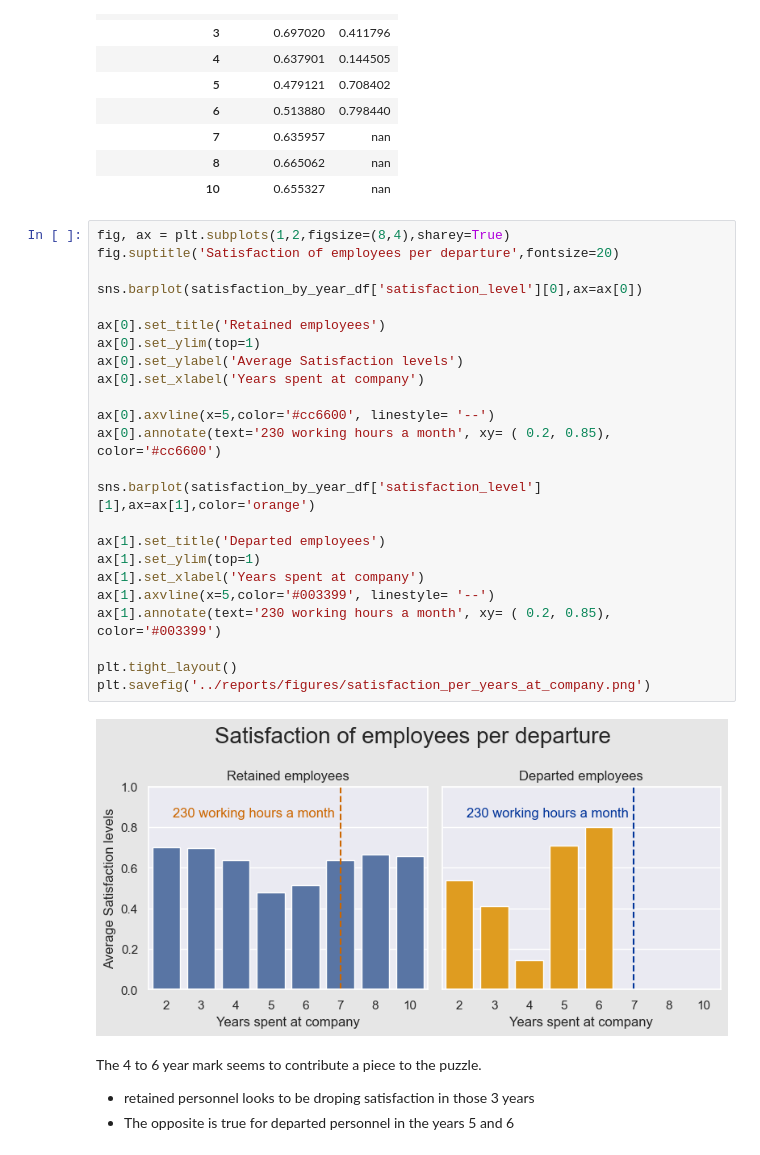
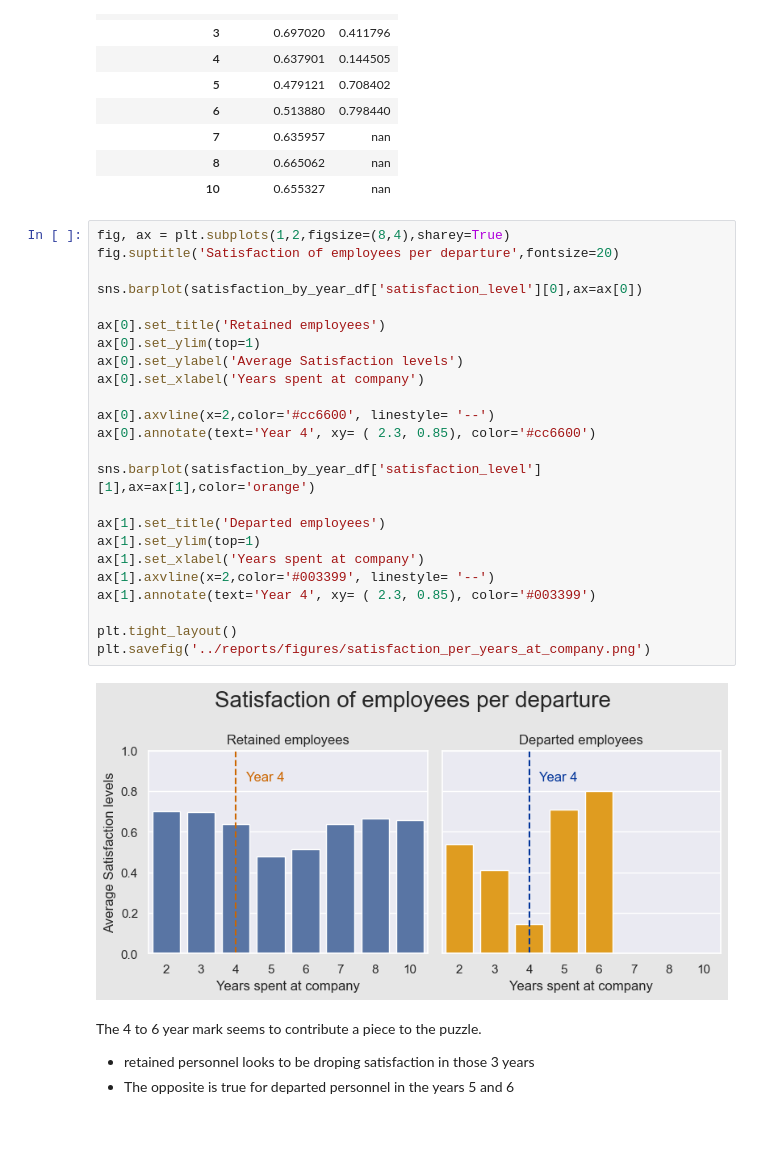
Before and after one commit to Max0513/Turn-over-analysis---Saliford-, a Jupyter notebook: Notebooks/data_cleanup.ipynb, the cells around one changed output. Cells and saved outputs as stored; diff of their text form.

```diff
--- a/Notebooks/data_cleanup.ipynb
+++ b/Notebooks/data_cleanup.ipynb
@@ -802,29 +803,29 @@ satisfaction_by_year_df.style.bar()
 # %%
 fig, ax = plt.subplots(1,2,figsize=(8,4),sharey=True)
 fig.suptitle('Satisfaction of employees per departure',fontsize=20)
 
 sns.barplot(satisfaction_by_year_df['satisfaction_level'][0],ax=ax[0])
 
 ax[0].set_title('Retained employees')
 ax[0].set_ylim(top=1)
 ax[0].set_ylabel('Average Satisfaction levels')
 ax[0].set_xlabel('Years spent at company')
 
-ax[0].axvline(x=5,color='#cc6600', linestyle= '--')
-ax[0].annotate(text='230 working hours a month', xy= ( 0.2, 0.85), color='#cc6600')
+ax[0].axvline(x=2,color='#cc6600', linestyle= '--')
+ax[0].annotate(text='Year 4', xy= ( 2.3, 0.85), color='#cc6600')
 
 sns.barplot(satisfaction_by_year_df['satisfaction_level'][1],ax=ax[1],color='orange')
 
 ax[1].set_title('Departed employees')
 ax[1].set_ylim(top=1)
 ax[1].set_xlabel('Years spent at company')
-ax[1].axvline(x=5,color='#003399', linestyle= '--')
-ax[1].annotate(text='230 working hours a month', xy= ( 0.2, 0.85), color='#003399')
+ax[1].axvline(x=2,color='#003399', linestyle= '--')
+ax[1].annotate(text='Year 4', xy= ( 2.3, 0.85), color='#003399')
 
 plt.tight_layout()
 plt.savefig('../reports/figures/satisfaction_per_years_at_company.png')
 # %% [output]
-[figure, old version]
+[figure, new version]
 # %% [markdown]
 The 4 to 6 year mark seems to contribute a piece to the puzzle.
 
```
Also changed, not shown: parts of 8 cells of this notebook, 7 other files.
